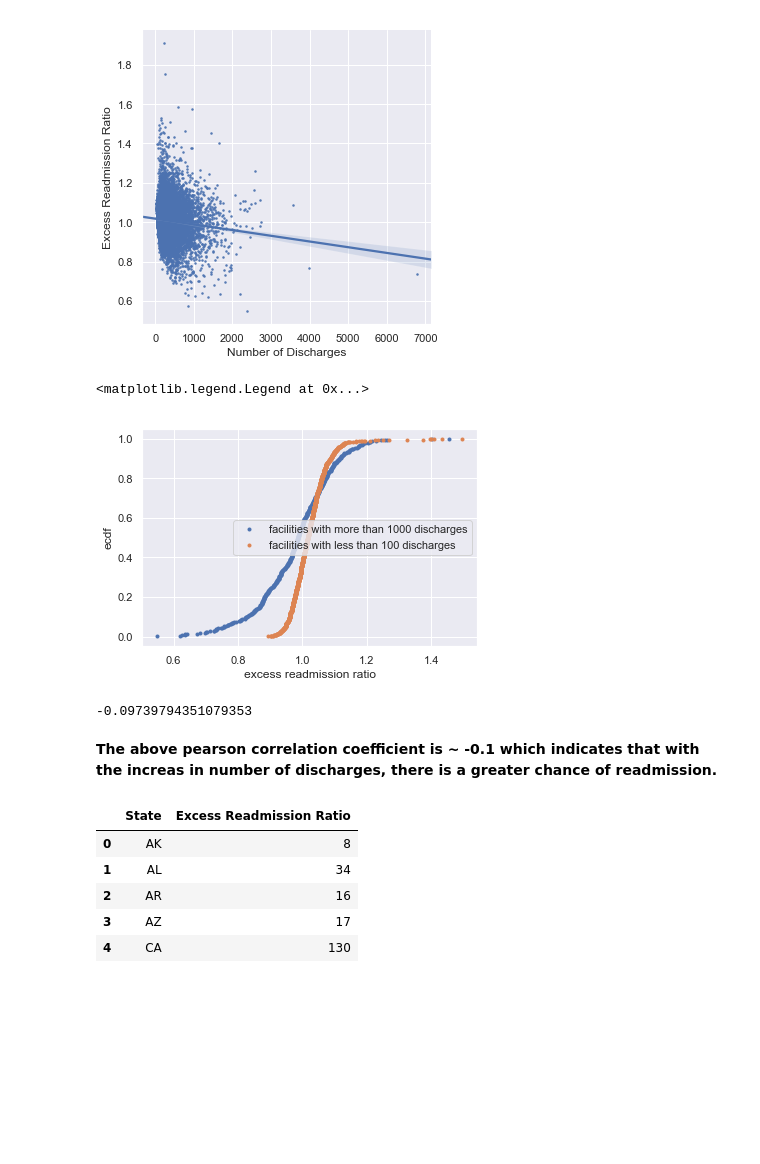
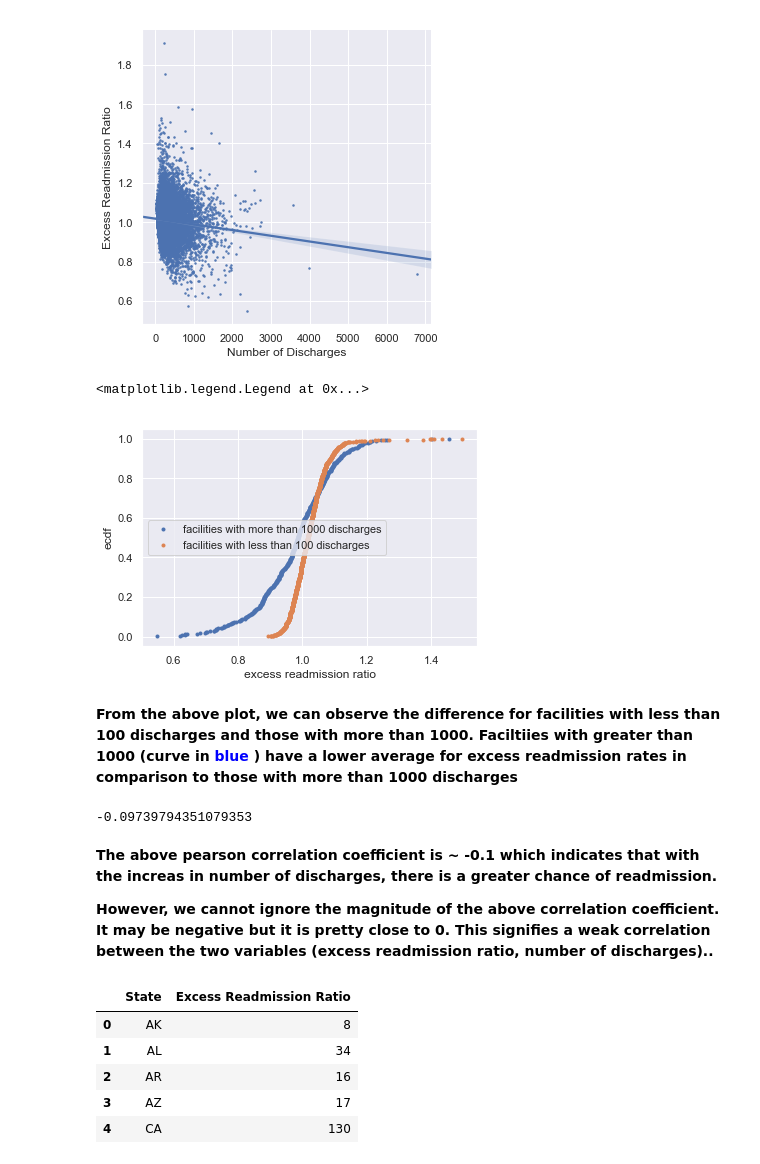
Before and after one commit to adjakka/Mini_Projects_Data_Science, a Jupyter notebook: EDA_hospital_readmit/sliderule_dsi_inferential_statistics_exercise_3.ipynb, the cells around one changed output. Drawn from its saved outputs; the diff is of its cells as text; code cells hidden in the pictures; blank space fills up the shorter version.

```diff
--- a/EDA_hospital_readmit/sliderule_dsi_inferential_statistics_exercise_3.ipynb
+++ b/EDA_hospital_readmit/sliderule_dsi_inferential_statistics_exercise_3.ipynb
@@ -281,10 +284,12 @@ x_100, y_100 = ecdf(df1['Excess Readmission Ratio'])
 # %%
 plt.plot(x_1000, y_1000, marker = '.', linestyle = 'none')
 plt.plot(x_100, y_100, marker = '.', linestyle = 'none')
 plt.xlabel('excess readmission ratio')
 plt.ylabel('ecdf')
-plt.legend(('facilities with more than 1000 discharges', 'facilities with less than 100 discharges'), loc = 'center right')
+plt.legend(('facilities with more than 1000 discharges', 'facilities with less than 100 discharges'), loc = 'center left')
 # %% [output]
 <matplotlib.legend.Legend at 0x...>
-[figure, old version]
+[figure, new version]
+# %% [markdown]
+**From the above plot, we can observe the difference for facilities with less than 100 discharges and those with more than 1000. Faciltiies with greater than 1000 (curve in <font color='blue'> blue </font> ) have a lower average for excess readmission rates in comparison to those with more than 1000 discharges**
 # %%
@@ -296,6 +300,8 @@ pearson_r
 -0.09739794351079353
 # %% [markdown]
 **The above pearson correlation coefficient is ~ -0.1 which indicates that with the increas in number of discharges, there is a greater chance of readmission.**
+
+**However, we cannot ignore the magnitude of the above correlation coefficient. It may be negative but it is pretty close to 0. This signifies a weak correlation between the two variables (excess readmission ratio, number of discharges)..**
 # %%
 df1 = df.loc[df['Number of Discharges'] <= 100].groupby('State')['Excess Readmission Ratio'].count()
 # %%
```
Also changed, not shown: parts of 20 cells of this notebook.
